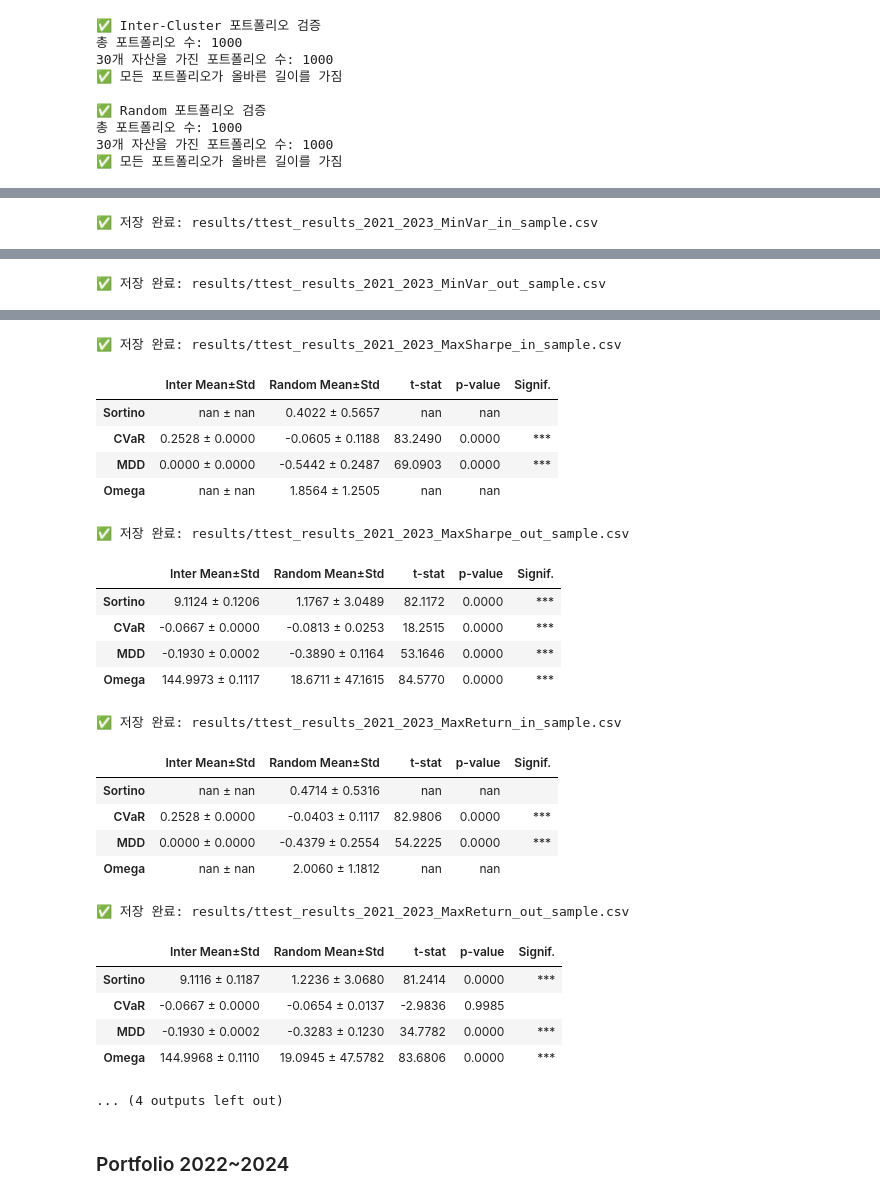
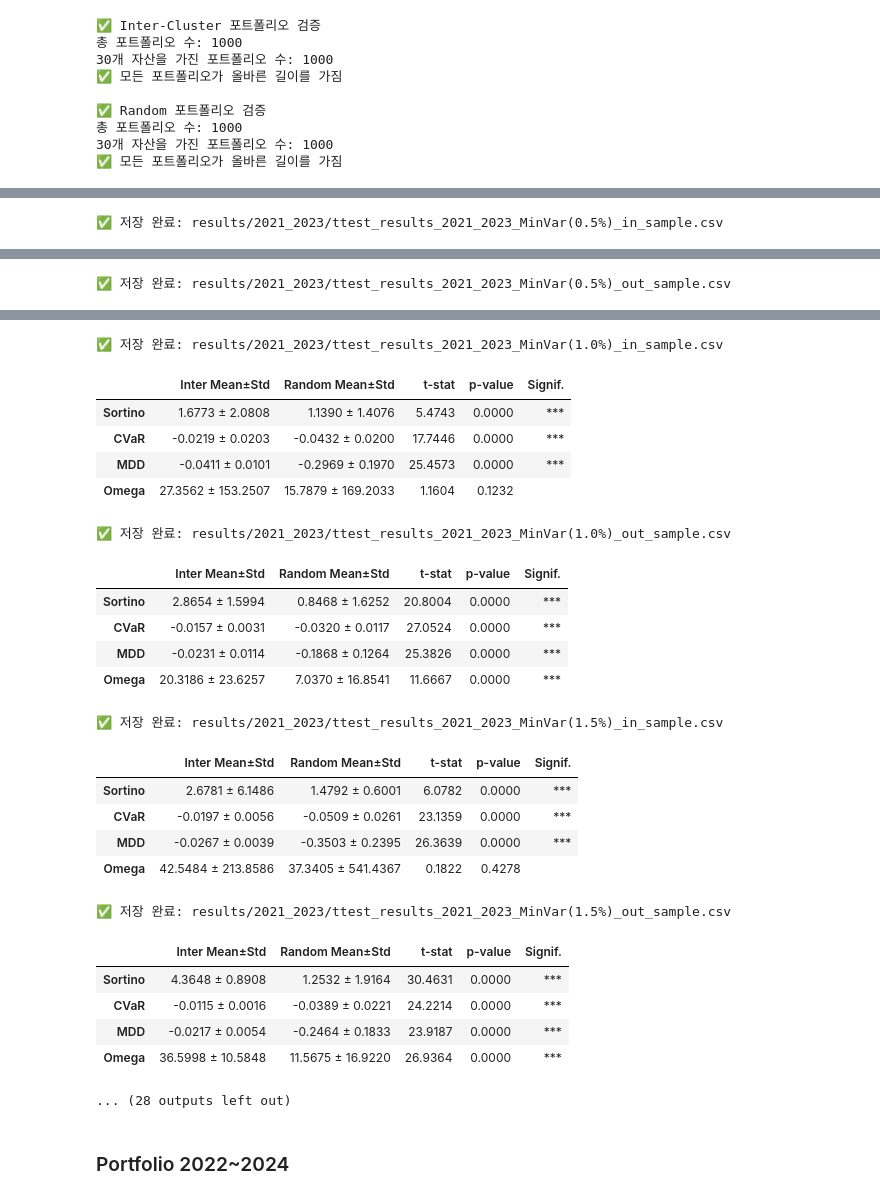
Before and after one commit to susungpark/SW-Capstone-Design, a Jupyter notebook: code/clustering_portfolio.ipynb, the cells around one changed output, grey strips where cells are left out. Cells and saved outputs as stored; diff of their text form; code cells hidden in the pictures.

```diff
--- a/code/clustering_portfolio.ipynb
+++ b/code/clustering_portfolio.ipynb
@@ -1514,7 +1588,7 @@ from scipy.stats import ttest_ind
 import pandas as pd
 
 # 저장 폴더 생성
-os.makedirs('results', exist_ok=True)
+os.makedirs('results/2020_2022', exist_ok=True)
 
 # 테스트할 메트릭
 metrics_to_test = ['Sortino', 'CVaR', 'MDD', 'Omega']
@@ -1562,7 +1636,7 @@ for method in results_in_all.keys():
             index=metrics_to_test
         )
 
-        file_path = f"results/ttest_results_2020_2022_{method}_{sample_type}.csv"
+        file_path = f"results/2020_2022/ttest_results_2020_2022_{method}_{sample_type}.csv"
         df.to_csv(file_path, encoding='utf-8-sig')
         print(f"✅ 저장 완료: {file_path}")
 
@@ -1753,27 +1827,26 @@ check_portfolio_lengths(random_portfolios_2021_2023, expected_len=num_clusters_2
 #     }
 
 import warnings
+target_returns = [round(x, 3) for x in np.arange(0.005, 0.051, 0.005)]
 
-optimizers = {
-    'MinVar': markowitz_min_variance,
-    'MaxSharpe' : markowitz_max_sharpe,
-    'MaxReturn': markowitz_max_return,
-    'TargetVol': lambda x: markowitz_target_volatility(x, target_vol=0.05)
-}
-
+# 결과 저장용 딕셔너리 초기화
 results_in_all = {}
 results_out_all = {}
 weights_in_all_2021_2023 = {}
 weights_out_all_2021_2023 = {}
 
-for label, opt_func in optimizers.items():
+for target_return in target_returns:
+    label = f"MinVar({int(target_return * 1000)/10:.1f}%)"
     print(f"\n▶▶▶ {label} 최적화 방식으로 평가 중...")
+
+    # 최적화 함수 생성
+    optimizer = lambda x, tr=target_return: markowitz_min_variance(x, tr)
 
     # ✅ In-sample 평가
     inter_sortino_in, inter_cvar_in, inter_mdd_in, inter_omega_in, inter_weights_in = optimize_and_evaluate_with_weights(
-        inter_cluster_portfolios_2021_2023, returns_in_sample_2021_2023, returns_in_sample_2021_2023, opt_func)
+        inter_cluster_portfolios_2021_2023, returns_in_sample_2021_2023, returns_in_sample_2021_2023, optimizer)
     random_sortino_in, random_cvar_in, random_mdd_in, random_omega_in, random_weights_in = optimize_and_evaluate_with_weights(
-        random_portfolios_2021_2023, returns_in_sample_2021_2023, returns_in_sample_2021_2023, opt_func)
+        random_portfolios_2021_2023, returns_in_sample_2021_2023, returns_in_sample_2021_2023, optimizer)
 
     results_in_all[label] = {
         'inter_df': pd.DataFrame({
@@ -1797,9 +1870,9 @@ for label, opt_func in optimizers.items():
 
     # ✅ Out-of-sample 평가
     inter_sortino_out, inter_cvar_out, inter_mdd_out, inter_omega_out, inter_weights_out = optimize_and_evaluate_with_weights(
-        inter_cluster_portfolios_2021_2023, returns_in_sample_2021_2023, returns_out_sample_2021_2023, opt_func)
+        inter_cluster_portfolios_2021_2023, returns_in_sample_2021_2023, returns_out_sample_2021_2023, optimizer)
     random_sortino_out, random_cvar_out, random_mdd_out, random_omega_out, random_weights_out = optimize_and_evaluate_with_weights(
-        random_portfolios_2021_2023, returns_in_sample_2021_2023, returns_out_sample_2021_2023, opt_func)
+        random_portfolios_2021_2023, returns_in_sample_2021_2023, returns_out_sample_2021_2023, optimizer)
 
     results_out_all[label] = {
         'inter_df': pd.DataFrame({
@@ -1912,7 +1997,7 @@ from scipy.stats import ttest_ind
 import pandas as pd
 
 # 저장 폴더 생성
-# os.makedirs('results', exist_ok=True)
+os.makedirs('results/2021_2023', exist_ok=True)
 
 # 테스트할 메트릭
 metrics_to_test = ['Sortino', 'CVaR', 'MDD', 'Omega']
@@ -1960,7 +2045,7 @@ for method in results_in_all.keys():
             index=metrics_to_test
         )
 
-        file_path = f"results/ttest_results_2021_2023_{method}_{sample_type}.csv"
+        file_path = f"results/2021_2023/ttest_results_2021_2023_{method}_{sample_type}.csv"
         df.to_csv(file_path, encoding='utf-8-sig')
         print(f"✅ 저장 완료: {file_path}")
 
@@ -1972,5 +2057,5 @@ for method in results_in_all.keys():
         )
         display(df)
 # %% [output]
-✅ 저장 완료: results/ttest_results_2021_2023_MinVar_in_sample.csv
+✅ 저장 완료: results/2021_2023/ttest_results_2021_2023_MinVar(0.5%)_in_sample.csv
 |  | Inter Mean±Std | Random Mean±Std | t-stat | p-value | Signif. |
@@ -1981,2 +2066,2 @@ for method in results_in_all.keys():
-✅ 저장 완료: results/ttest_results_2021_2023_MinVar_out_sample.csv
+✅ 저장 완료: results/2021_2023/ttest_results_2021_2023_MinVar(0.5%)_out_sample.csv
 |  | Inter Mean±Std | Random Mean±Std | t-stat | p-value | Signif. |
@@ -1987,28 +2072,28 @@ for method in results_in_all.keys():
-✅ 저장 완료: results/ttest_results_2021_2023_MaxSharpe_in_sample.csv
+✅ 저장 완료: results/2021_2023/ttest_results_2021_2023_MinVar(1.0%)_in_sample.csv
 |  | Inter Mean±Std | Random Mean±Std | t-stat | p-value | Signif. |
-| Sortino | nan ± nan | 0.4022 ± 0.5657 | nan | nan |  |
-| CVaR | 0.2528 ± 0.0000 | -0.0605 ± 0.1188 | 83.2490 | 0.0000 | *** |
-| MDD | 0.0000 ± 0.0000 | -0.5442 ± 0.2487 | 69.0903 | 0.0000 | *** |
-| Omega | nan ± nan | 1.8564 ± 1.2505 | nan | nan |  |
+| Sortino | 1.6773 ± 2.0808 | 1.1390 ± 1.4076 | 5.4743 | 0.0000 | *** |
+| CVaR | -0.0219 ± 0.0203 | -0.0432 ± 0.0200 | 17.7446 | 0.0000 | *** |
+| MDD | -0.0411 ± 0.0101 | -0.2969 ± 0.1970 | 25.4573 | 0.0000 | *** |
+| Omega | 27.3562 ± 153.2507 | 15.7879 ± 169.2033 | 1.1604 | 0.1232 |  |
-✅ 저장 완료: results/ttest_results_2021_2023_MaxSharpe_out_sample.csv
+✅ 저장 완료: results/2021_2023/ttest_results_2021_2023_MinVar(1.0%)_out_sample.csv
 |  | Inter Mean±Std | Random Mean±Std | t-stat | p-value | Signif. |
-| Sortino | 9.1124 ± 0.1206 | 1.1767 ± 3.0489 | 82.1172 | 0.0000 | *** |
-| CVaR | -0.0667 ± 0.0000 | -0.0813 ± 0.0253 | 18.2515 | 0.0000 | *** |
-| MDD | -0.1930 ± 0.0002 | -0.3890 ± 0.1164 | 53.1646 | 0.0000 | *** |
-| Omega | 144.9973 ± 0.1117 | 18.6711 ± 47.1615 | 84.5770 | 0.0000 | *** |
+| Sortino | 2.8654 ± 1.5994 | 0.8468 ± 1.6252 | 20.8004 | 0.0000 | *** |
+| CVaR | -0.0157 ± 0.0031 | -0.0320 ± 0.0117 | 27.0524 | 0.0000 | *** |
+| MDD | -0.0231 ± 0.0114 | -0.1868 ± 0.1264 | 25.3826 | 0.0000 | *** |
+| Omega | 20.3186 ± 23.6257 | 7.0370 ± 16.8541 | 11.6667 | 0.0000 | *** |
-✅ 저장 완료: results/ttest_results_2021_2023_MaxReturn_in_sample.csv
+✅ 저장 완료: results/2021_2023/ttest_results_2021_2023_MinVar(1.5%)_in_sample.csv
 |  | Inter Mean±Std | Random Mean±Std | t-stat | p-value | Signif. |
-| Sortino | nan ± nan | 0.4714 ± 0.5316 | nan | nan |  |
-| CVaR | 0.2528 ± 0.0000 | -0.0403 ± 0.1117 | 82.9806 | 0.0000 | *** |
-| MDD | 0.0000 ± 0.0000 | -0.4379 ± 0.2554 | 54.2225 | 0.0000 | *** |
-| Omega | nan ± nan | 2.0060 ± 1.1812 | nan | nan |  |
+| Sortino | 2.6781 ± 6.1486 | 1.4792 ± 0.6001 | 6.0782 | 0.0000 | *** |
+| CVaR | -0.0197 ± 0.0056 | -0.0509 ± 0.0261 | 23.1359 | 0.0000 | *** |
+| MDD | -0.0267 ± 0.0039 | -0.3503 ± 0.2395 | 26.3639 | 0.0000 | *** |
+| Omega | 42.5484 ± 213.8586 | 37.3405 ± 541.4367 | 0.1822 | 0.4278 |  |
-✅ 저장 완료: results/ttest_results_2021_2023_MaxReturn_out_sample.csv
+✅ 저장 완료: results/2021_2023/ttest_results_2021_2023_MinVar(1.5%)_out_sample.csv
 |  | Inter Mean±Std | Random Mean±Std | t-stat | p-value | Signif. |
-| Sortino | 9.1116 ± 0.1187 | 1.2236 ± 3.0680 | 81.2414 | 0.0000 | *** |
-| CVaR | -0.0667 ± 0.0000 | -0.0654 ± 0.0137 | -2.9836 | 0.9985 |  |
-| MDD | -0.1930 ± 0.0002 | -0.3283 ± 0.1230 | 34.7782 | 0.0000 | *** |
-| Omega | 144.9968 ± 0.1110 | 19.0945 ± 47.5782 | 83.6806 | 0.0000 | *** |
+| Sortino | 4.3648 ± 0.8908 | 1.2532 ± 1.9164 | 30.4631 | 0.0000 | *** |
+| CVaR | -0.0115 ± 0.0016 | -0.0389 ± 0.0221 | 24.2214 | 0.0000 | *** |
+| MDD | -0.0217 ± 0.0054 | -0.2464 ± 0.1833 | 23.9187 | 0.0000 | *** |
+| Omega | 36.5998 ± 10.5848 | 11.5675 ± 16.9220 | 26.9364 | 0.0000 | *** |
-... (4 outputs left out)
+... (28 outputs left out)
 # %% [markdown]
 ### Portfolio 2022~2024
 # %%
```
Also changed, not shown: parts of 11 cells of this notebook.
